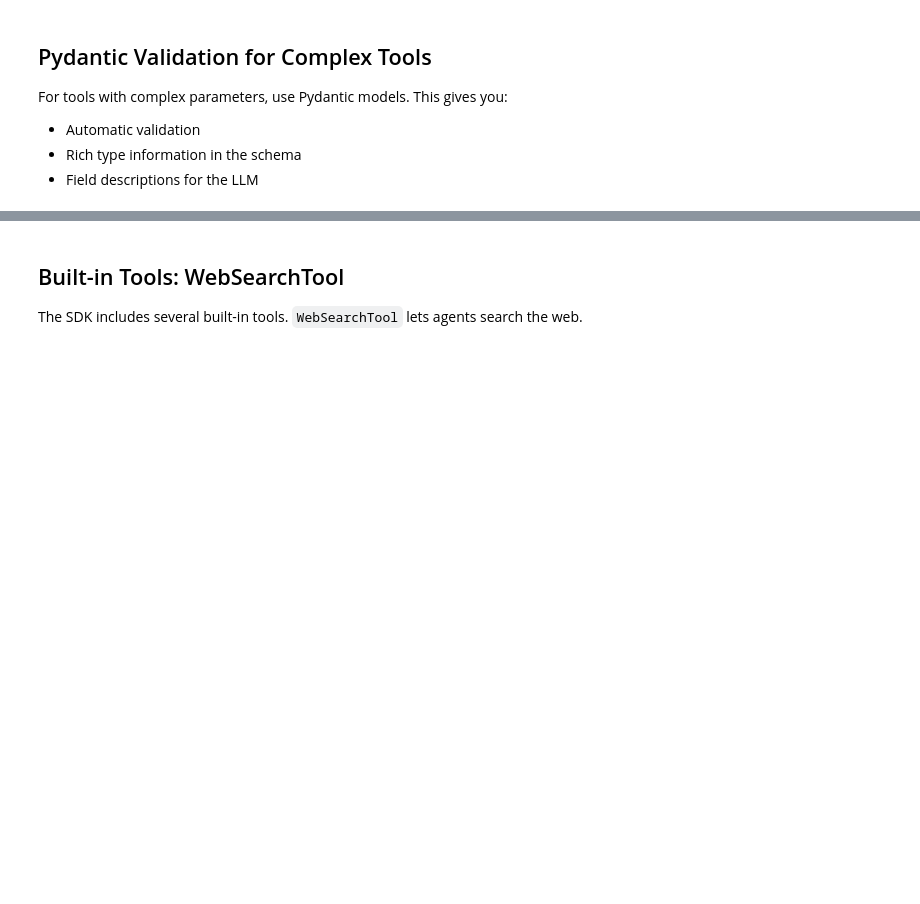
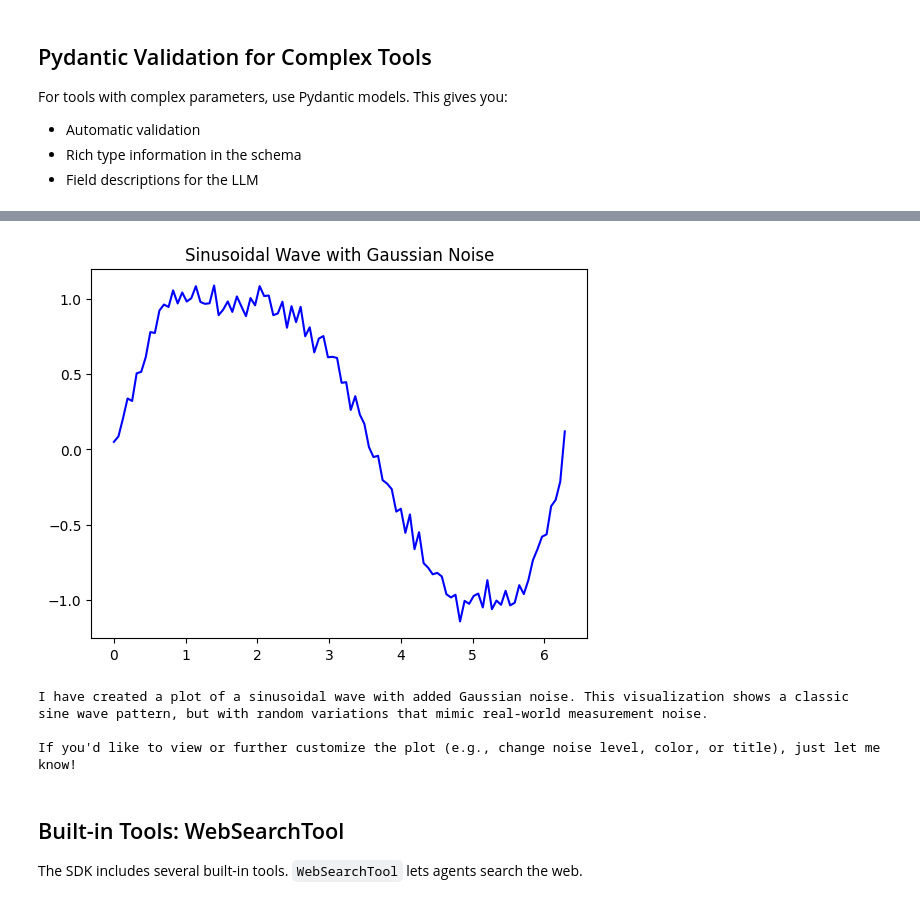
Before and after one commit to EnkrateiaLucca/oreilly-openai-agents-sdk, a Jupyter notebook: notebooks/01-agents-and-tools.ipynb, the cells around one changed output, grey strips where cells are left out. Cells and saved outputs as stored; diff of their text form; code cells hidden in the pictures; blank space fills up the shorter version.

```diff
--- a/notebooks/01-agents-and-tools.ipynb
+++ b/notebooks/01-agents-and-tools.ipynb
@@ -232,3 +289,14 @@ print(result.final_output)
+# %%
+result = await Runner.run(
+    plotter,
+    "Create a plot of a sinusoidal wave with some gaussian noise"
+)
+print(result.final_output)
+# %% [output]
+[figure, added]
+I have created a plot of a sinusoidal wave with added Gaussian noise. This visualization shows a classic sine wave pattern, but with random variations that mimic real-world measurement noise.
+
+If you'd like to view or further customize the plot (e.g., change noise level, color, or title), just let me know!
 # %% [markdown]
 ## Built-in Tools: WebSearchTool
 
```
Also changed, not shown: parts of 12 cells of this notebook, 7 other files.
